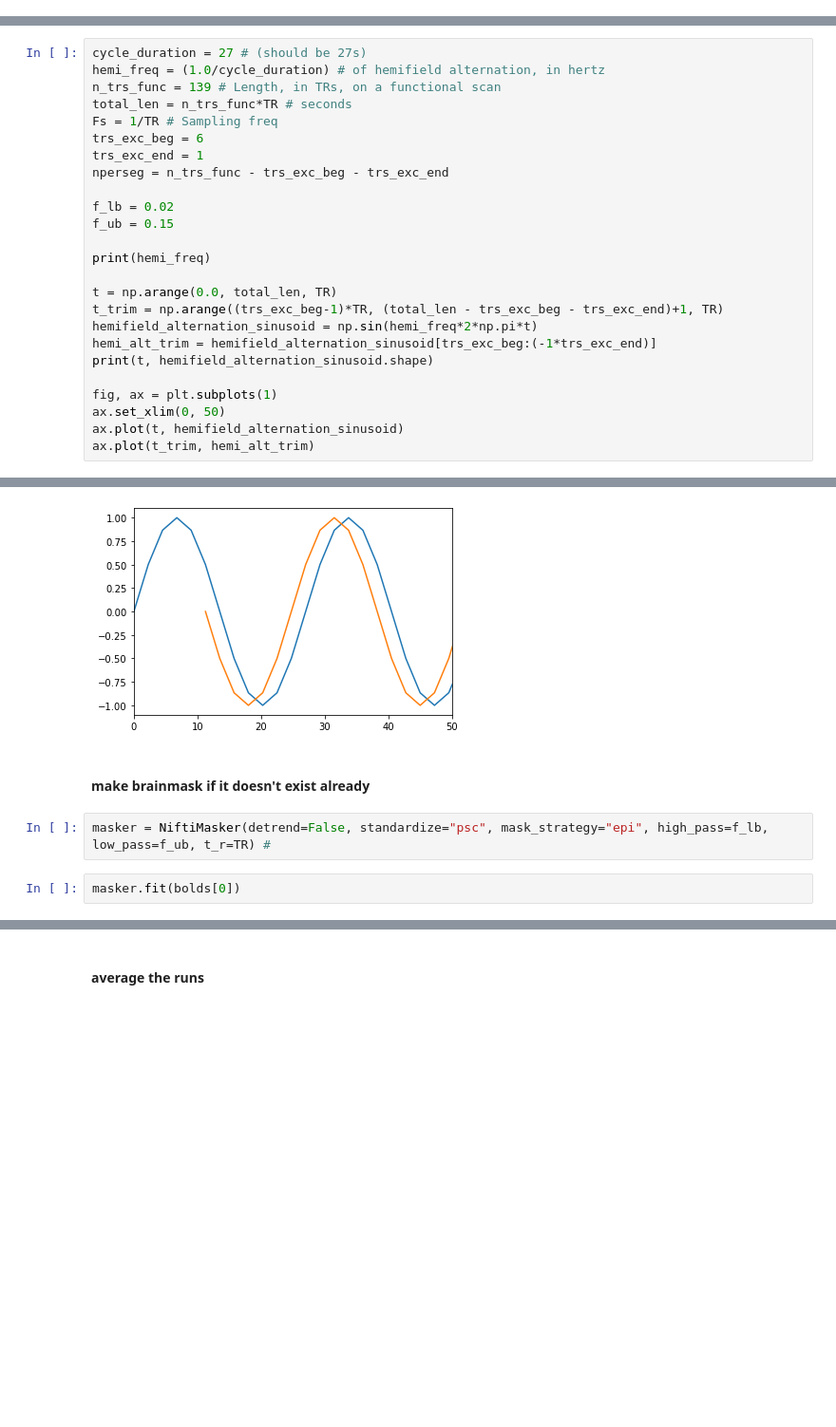
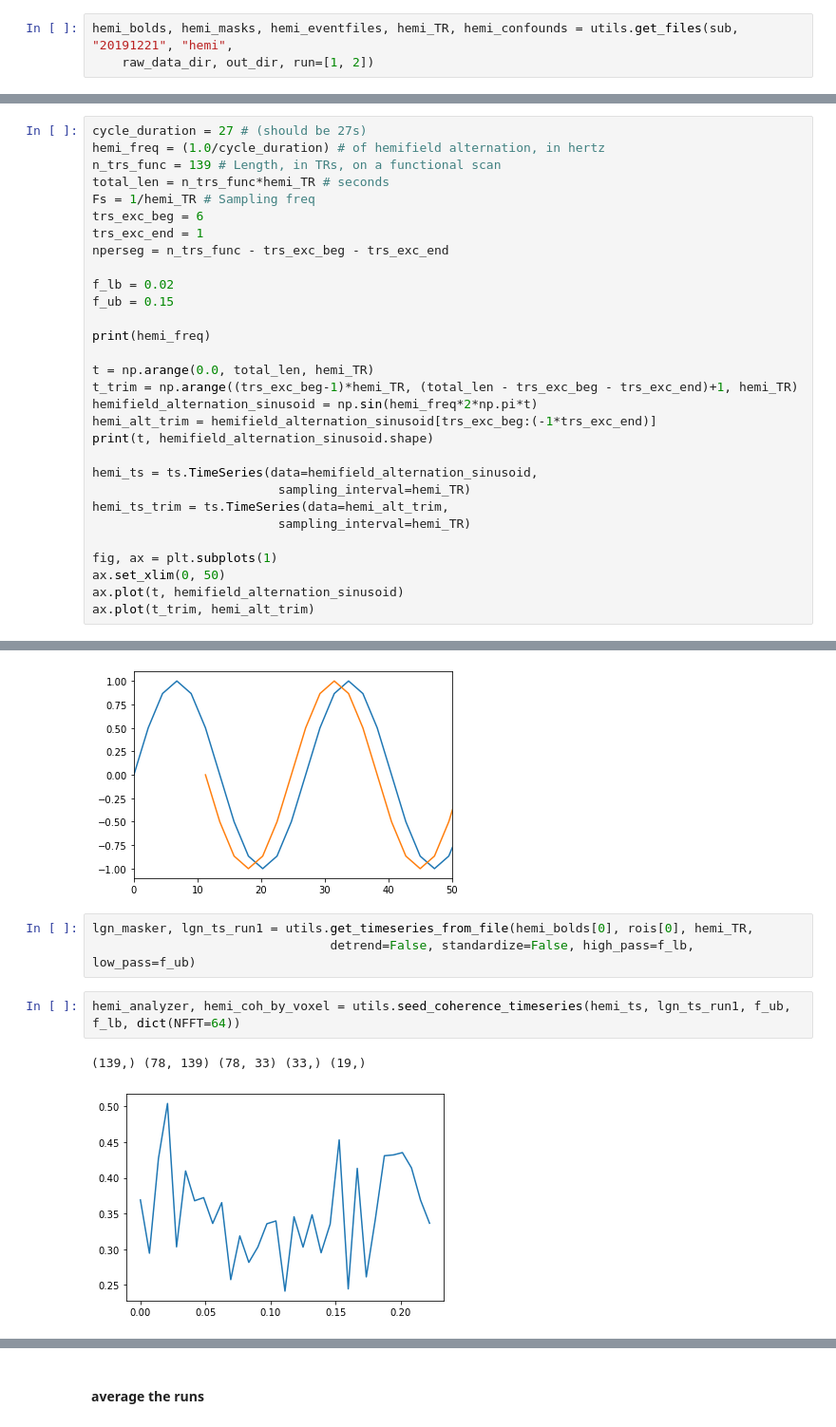
Before and after one commit to smerdis/streams, a Jupyter notebook: glm_code/NB_20200929.ipynb, the cells around one changed output, grey strips where cells are left out. Shown at 95% size. Drawn from its saved outputs; the diff is of its cells as text; blank space fills up the shorter version.

```diff
--- a/glm_code/NB_20200929.ipynb
+++ b/glm_code/NB_20200929.ipynb
@@ -716,0 +453,3 @@ else:
+# %%
+hemi_bolds, hemi_masks, hemi_eventfiles, hemi_TR, hemi_confounds = utils.get_files(sub, "20191221", "hemi",
+    raw_data_dir, out_dir, run=[1, 2])
@@ -718,8 +470,8 @@ else:
 cycle_duration = 27 # (should be 27s)
 hemi_freq = (1.0/cycle_duration) # of hemifield alternation, in hertz
 n_trs_func = 139 # Length, in TRs, on a functional scan
-total_len = n_trs_func*TR # seconds
-Fs = 1/TR # Sampling freq
+total_len = n_trs_func*hemi_TR # seconds
+Fs = 1/hemi_TR # Sampling freq
 trs_exc_beg = 6
 trs_exc_end = 1
 nperseg = n_trs_func - trs_exc_beg - trs_exc_end
@@ -729,11 +481,16 @@ f_ub = 0.15
 
 print(hemi_freq)
 
-t = np.arange(0.0, total_len, TR)
-t_trim = np.arange((trs_exc_beg-1)*TR, (total_len - trs_exc_beg - trs_exc_end)+1, TR)
+t = np.arange(0.0, total_len, hemi_TR)
+t_trim = np.arange((trs_exc_beg-1)*hemi_TR, (total_len - trs_exc_beg - trs_exc_end)+1, hemi_TR)
 hemifield_alternation_sinusoid = np.sin(hemi_freq*2*np.pi*t)
 hemi_alt_trim = hemifield_alternation_sinusoid[trs_exc_beg:(-1*trs_exc_end)]
 print(t, hemifield_alternation_sinusoid.shape)
+
+hemi_ts = ts.TimeSeries(data=hemifield_alternation_sinusoid,
+                         sampling_interval=hemi_TR)
+hemi_ts_trim = ts.TimeSeries(data=hemi_alt_trim,
+                         sampling_interval=hemi_TR)
 
 fig, ax = plt.subplots(1)
 ax.set_xlim(0, 50)
@@ -757,9 +514,11 @@ ax.plot(t_trim, hemi_alt_trim)
  292.5  294.75 297.   299.25 301.5  303.75 306.   308.25 310.5 ] (139,)
 [<matplotlib.lines.Line2D at 0x...>]
 [figure]
-# %% [markdown]
-#### make brainmask if it doesn't exist already
 # %%
-masker = NiftiMasker(detrend=False, standardize="psc", mask_strategy="epi", high_pass=f_lb, low_pass=f_ub, t_r=TR) #
+lgn_masker, lgn_ts_run1 = utils.get_timeseries_from_file(hemi_bolds[0], rois[0], hemi_TR,
+                                detrend=False, standardize=False, high_pass=f_lb, low_pass=f_ub)
-# %%
-masker.fit(bolds[0])
+# %%
+hemi_analyzer, hemi_coh_by_voxel = utils.seed_coherence_timeseries(hemi_ts, lgn_ts_run1, f_ub, f_lb, dict(NFFT=64))
+# %% [output]
+(139,) (78, 139) (78, 33) (33,) (19,)
+[figure, added]
```
Also changed, not shown: parts of 131 cells of this notebook, 1 other file.
